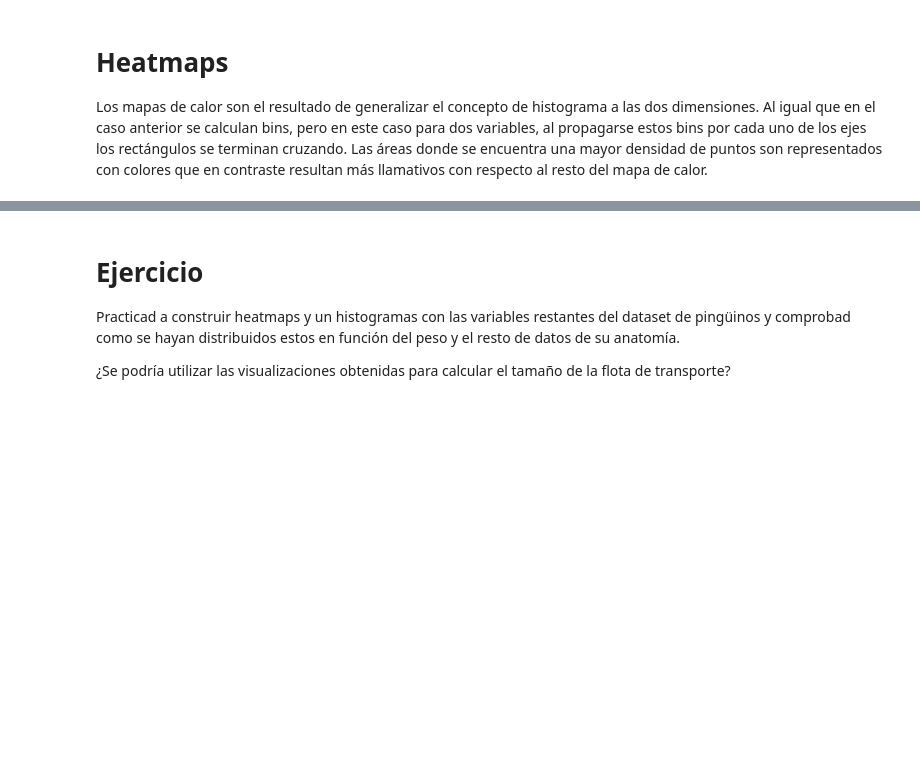
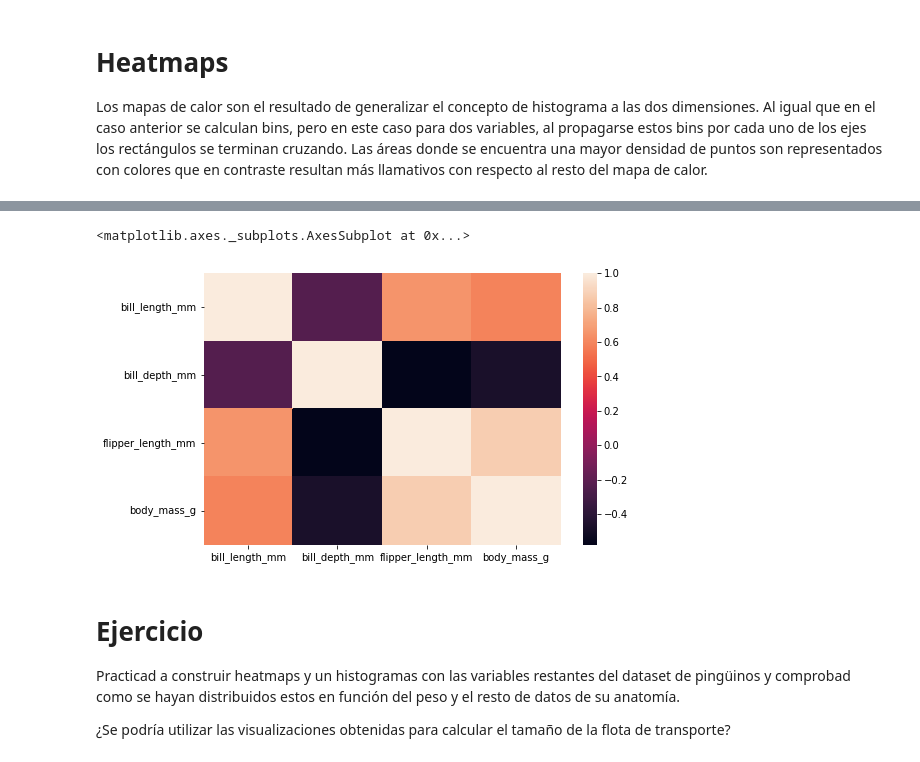
Before and after one commit to CuadraAlconero/IDAL_IA3_CuadraAlconero, a Jupyter notebook: Visualización.ipynb, the cells around one changed output, grey strips where cells are left out. Drawn from its saved outputs; the diff is of its cells as text; code cells hidden in the pictures; blank space fills up the shorter version.

```diff
--- a/Visualización.ipynb
+++ b/Visualización.ipynb
@@ -253,0 +252,4 @@ sns.histplot(data=dataset, x="body_mass_g", y="flipper_length_mm")
+# %%
+# Si se poseen los datos de forma rectangular se puede usasr sns.heatmap
+data = dataset.corr()
+data.head(10)
@@ -254,3 +262,9 @@ sns.histplot(data=dataset, x="body_mass_g", y="flipper_length_mm")
+# %%
+plt.figure(figsize=(8,5))
+sns.heatmap(data)
+# %% [output]
+<matplotlib.axes._subplots.AxesSubplot at 0x...>
+[figure, added]
 # %% [markdown]
 # Ejercicio
 
```
Also changed, not shown: parts of 37 cells of this notebook.
